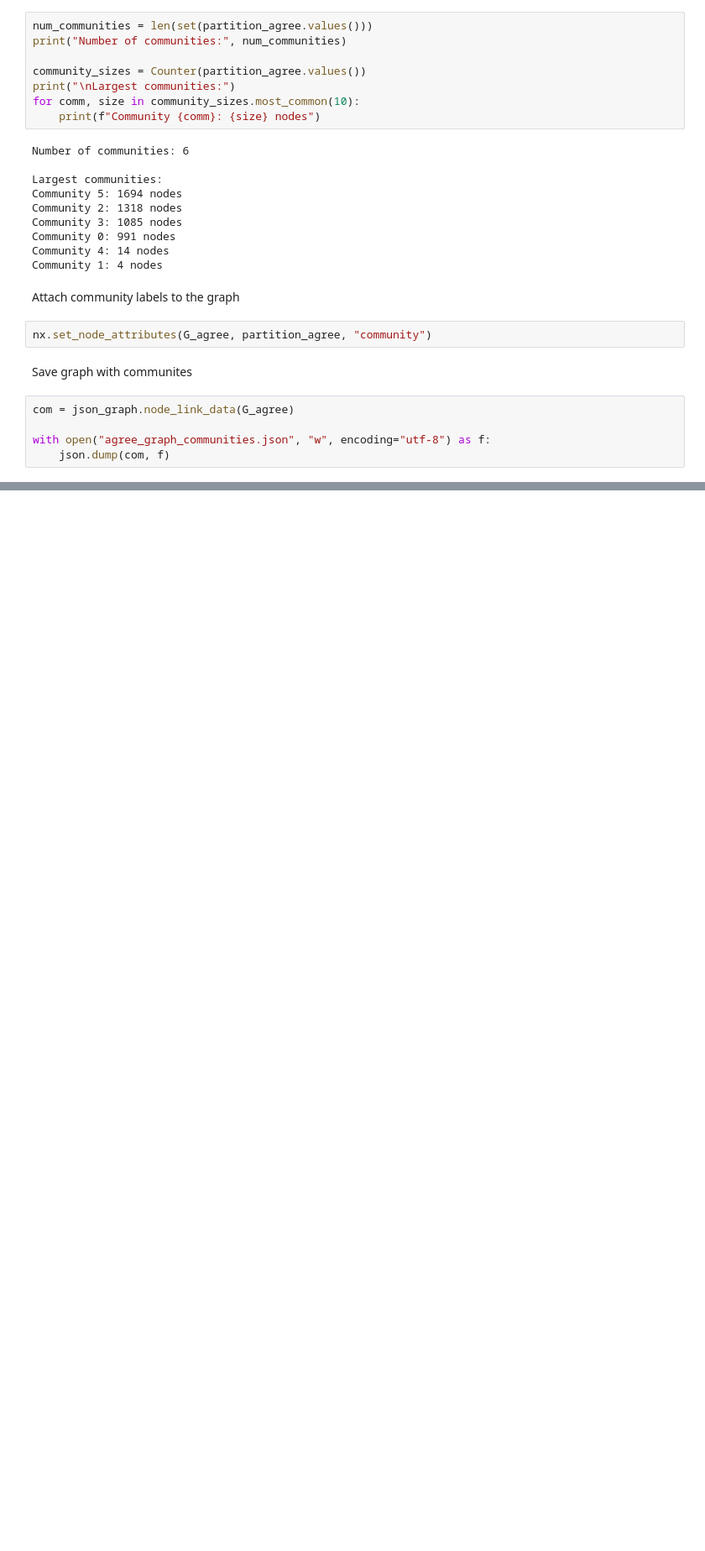
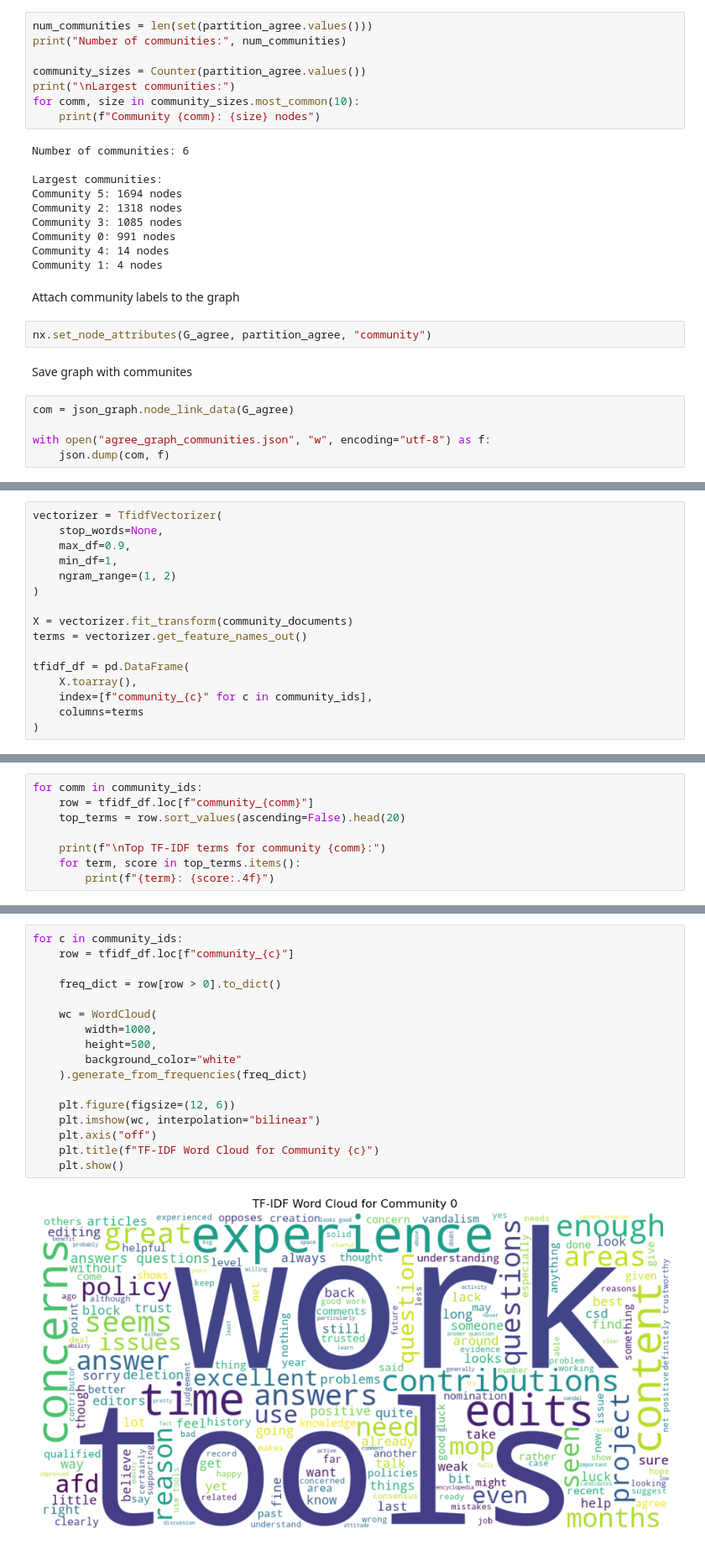
Before and after one commit to Stampe04/CSS_Final, a Jupyter notebook: Notebook.ipynb, the cells around one changed output, grey strips where cells are left out. Shown at 84% size. Saved outputs shown, nothing was run; the diff lists cells and outputs as text; blank space fills up the shorter version.

```diff
--- a/Notebook.ipynb
+++ b/Notebook.ipynb
@@ -226,0 +364,16 @@ with open("agree_graph_communities.json", "w", encoding="utf-8") as f:
+# %%
+vectorizer = TfidfVectorizer(
+    stop_words=None,
+    max_df=0.9,
+    min_df=1,
+    ngram_range=(1, 2)
+)
+
+X = vectorizer.fit_transform(community_documents)
+terms = vectorizer.get_feature_names_out()
+
+tfidf_df = pd.DataFrame(
+    X.toarray(),
+    index=[f"community_{c}" for c in community_ids],
+    columns=terms
+)
@@ -226,0 +382,8 @@ with open("agree_graph_communities.json", "w", encoding="utf-8") as f:
+# %%
+for comm in community_ids:
+    row = tfidf_df.loc[f"community_{comm}"]
+    top_terms = row.sort_values(ascending=False).head(20)
+
+    print(f"\nTop TF-IDF terms for community {comm}:")
+    for term, score in top_terms.items():
+        print(f"{term}: {score:.4f}")
@@ -226,0 +410,19 @@ with open("agree_graph_communities.json", "w", encoding="utf-8") as f:
+# %%
+for c in community_ids:
+    row = tfidf_df.loc[f"community_{c}"]
+
+    freq_dict = row[row > 0].to_dict()
+
+    wc = WordCloud(
+        width=1000,
+        height=500,
+        background_color="white"
+    ).generate_from_frequencies(freq_dict)
+
+    plt.figure(figsize=(12, 6))
+    plt.imshow(wc, interpolation="bilinear")
+    plt.axis("off")
+    plt.title(f"TF-IDF Word Cloud for Community {c}")
+    plt.show()
+# %% [output]
+[figure, added]
```
Also changed, not shown: parts of 24 cells of this notebook.
